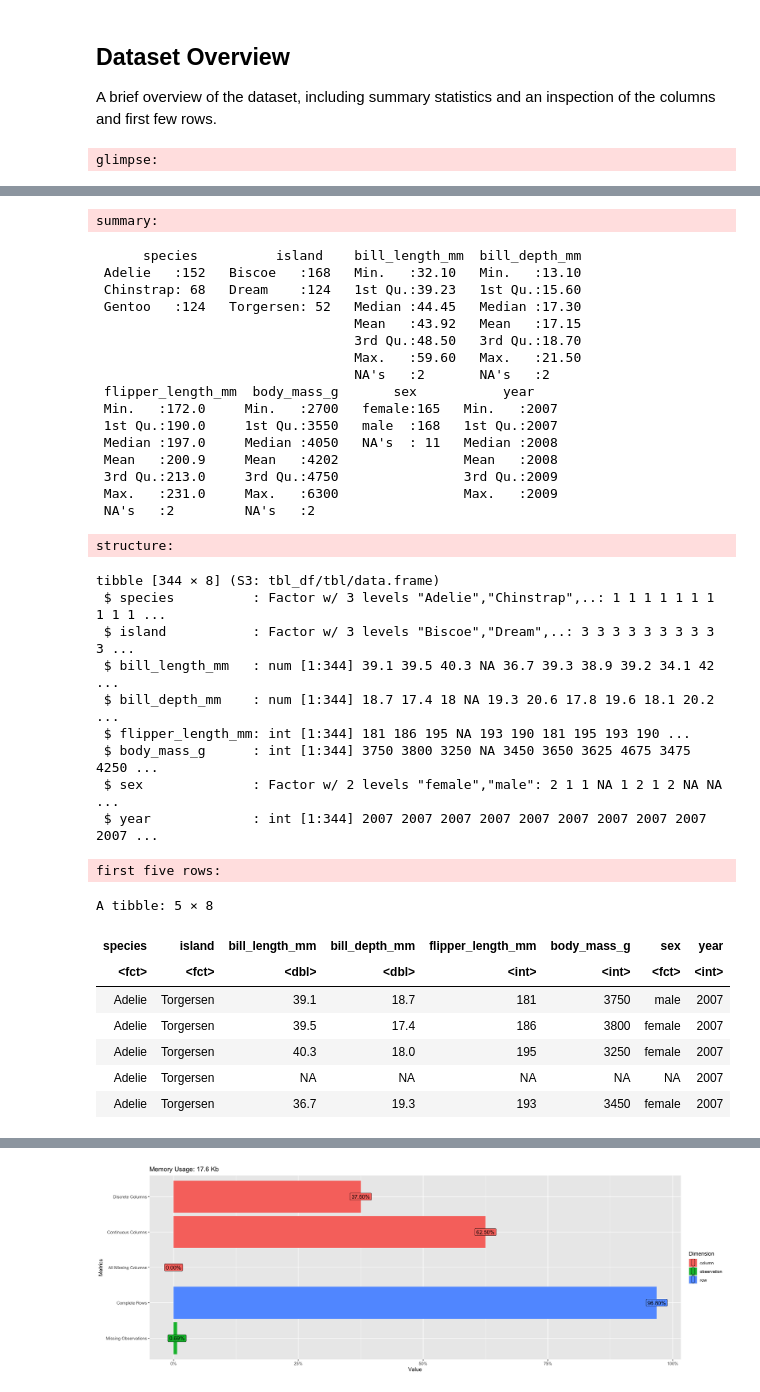
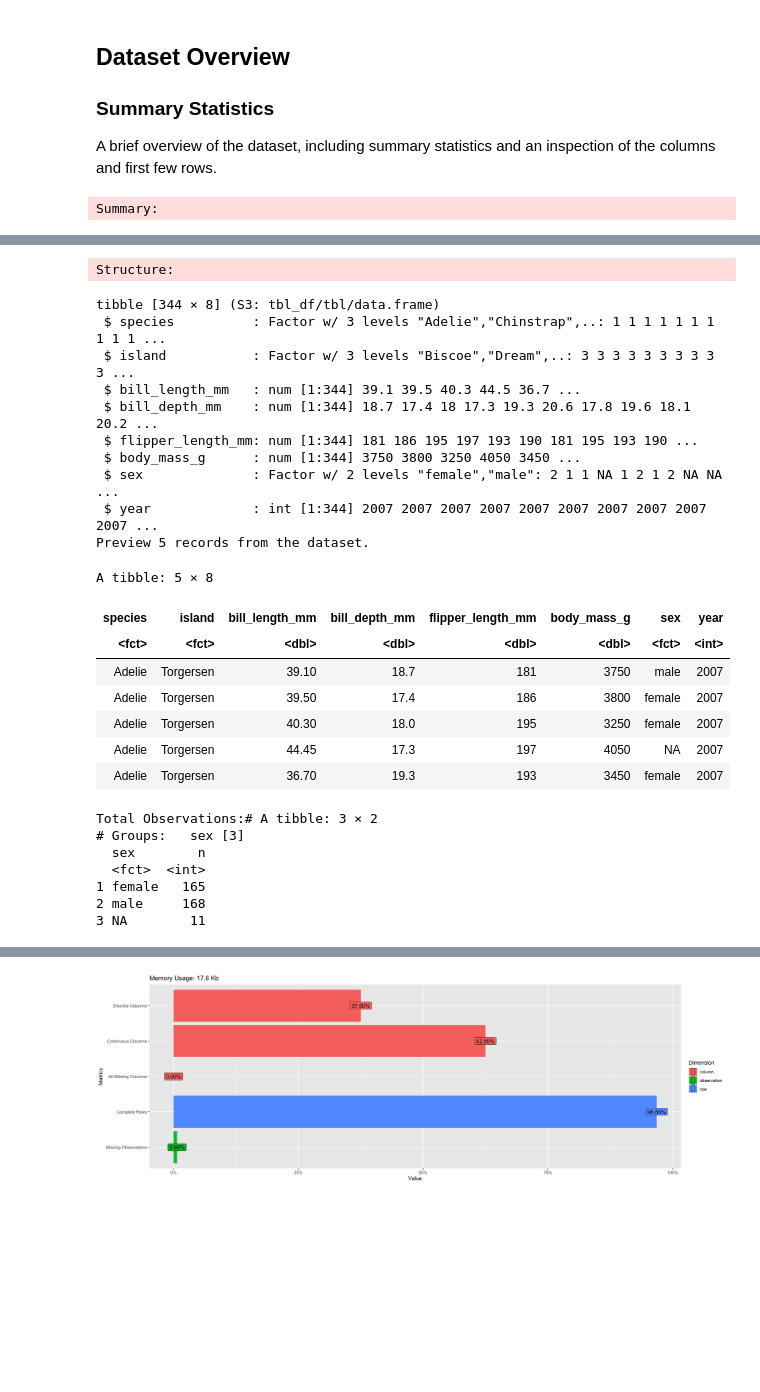
Before and after one commit to smpotts/palmerpenguins-vis-and-storytelling, a Jupyter notebook: palmer_penguins.ipynb, the cells around one changed output, grey strips where cells are left out. Cells and saved outputs as stored; diff of their text form; code cells hidden in the pictures; blank space fills up the shorter version.

```diff
--- a/palmer_penguins.ipynb
+++ b/palmer_penguins.ipynb
@@ -38,17 +51,21 @@ options(repr.plot.width = 18, repr.plot.height = 6)
 # %% [markdown]
 ## Dataset Overview
+### Summary Statistics
 A brief overview of the dataset, including summary statistics and an inspection of the columns and first few rows.
 # %%
-message("glimpse:")
-glimpse(penguins)
+# message("Glimpse:")
+# glimpse(penguins)
 
-message("summary:")
+message("Summary:")
 summary(penguins)
 
-message("structure:")
+message("Structure:")
 str(penguins)
 
-message("first five rows:")
+cat("Preview 5 records from the dataset.")
 head(penguins, 5)
+
+cat("Total Observations:")
+print(penguins |> group_by(sex) |> count())
 # %% [output]
-glimpse:
+Summary:
@@ -65,36 +86,26 @@ $ year              <int> 2007, 2007, 2007, 2007, 2007, 2007, 2007, 2007, 2007
-summary:
+Structure:
-      species          island    bill_length_mm  bill_depth_mm
- Adelie   :152   Biscoe   :168   Min.   :32.10   Min.   :13.10
- Chinstrap: 68   Dream    :124   1st Qu.:39.23   1st Qu.:15.60
- Gentoo   :124   Torgersen: 52   Median :44.45   Median :17.30
-                                 Mean   :43.92   Mean   :17.15
-                                 3rd Qu.:48.50   3rd Qu.:18.70
-                                 Max.   :59.60   Max.   :21.50
-                                 NA's   :2       NA's   :2
- flipper_length_mm  body_mass_g       sex           year
- Min.   :172.0     Min.   :2700   female:165   Min.   :2007
- 1st Qu.:190.0     1st Qu.:3550   male  :168   1st Qu.:2007
- Median :197.0     Median :4050   NA's  : 11   Median :2008
- Mean   :200.9     Mean   :4202                Mean   :2008
- 3rd Qu.:213.0     3rd Qu.:4750                3rd Qu.:2009
- Max.   :231.0     Max.   :6300                Max.   :2009
- NA's   :2         NA's   :2
+tibble [344 × 8] (S3: tbl_df/tbl/data.frame)
+ $ species          : Factor w/ 3 levels "Adelie","Chinstrap",..: 1 1 1 1 1 1 1 1 1 1 ...
+ $ island           : Factor w/ 3 levels "Biscoe","Dream",..: 3 3 3 3 3 3 3 3 3 3 ...
+ $ bill_length_mm   : num [1:344] 39.1 39.5 40.3 44.5 36.7 ...
+ $ bill_depth_mm    : num [1:344] 18.7 17.4 18 17.3 19.3 20.6 17.8 19.6 18.1 20.2 ...
+ $ flipper_length_mm: num [1:344] 181 186 195 197 193 190 181 195 193 190 ...
+ $ body_mass_g      : num [1:344] 3750 3800 3250 4050 3450 ...
+ $ sex              : Factor w/ 2 levels "female","male": 2 1 1 NA 1 2 1 2 NA NA ...
+ $ year             : int [1:344] 2007 2007 2007 2007 2007 2007 2007 2007 2007 2007 ...
+Preview 5 records from the dataset.
-structure:
+A tibble: 5 × 8
+| species | island | bill_length_mm | bill_depth_mm | flipper_length_mm | body_mass_g | sex | year |
+| <fct> | <fct> | <dbl> | <dbl> | <dbl> | <dbl> | <fct> | <int> |
+| Adelie | Torgersen | 39.10 | 18.7 | 181 | 3750 | male | 2007 |
+| Adelie | Torgersen | 39.50 | 17.4 | 186 | 3800 | female | 2007 |
+| Adelie | Torgersen | 40.30 | 18.0 | 195 | 3250 | female | 2007 |
+| Adelie | Torgersen | 44.45 | 17.3 | 197 | 4050 | NA | 2007 |
+| Adelie | Torgersen | 36.70 | 19.3 | 193 | 3450 | female | 2007 |
-tibble [344 × 8] (S3: tbl_df/tbl/data.frame)
- $ species          : Factor w/ 3 levels "Adelie","Chinstrap",..: 1 1 1 1 1 1 1 1 1 1 ...
- $ island           : Factor w/ 3 levels "Biscoe","Dream",..: 3 3 3 3 3 3 3 3 3 3 ...
- $ bill_length_mm   : num [1:344] 39.1 39.5 40.3 NA 36.7 39.3 38.9 39.2 34.1 42 ...
- $ bill_depth_mm    : num [1:344] 18.7 17.4 18 NA 19.3 20.6 17.8 19.6 18.1 20.2 ...
- $ flipper_length_mm: int [1:344] 181 186 195 NA 193 190 181 195 193 190 ...
- $ body_mass_g      : int [1:344] 3750 3800 3250 NA 3450 3650 3625 4675 3475 4250 ...
- $ sex              : Factor w/ 2 levels "female","male": 2 1 1 NA 1 2 1 2 NA NA ...
- $ year             : int [1:344] 2007 2007 2007 2007 2007 2007 2007 2007 2007 2007 ...
+Total Observations:# A tibble: 3 × 2
+# Groups:   sex [3]
+  sex        n
+  <fct>  <int>
+1 female   165
+2 male     168
+3 NA        11
-first five rows:
-A tibble: 5 × 8
-| species | island | bill_length_mm | bill_depth_mm | flipper_length_mm | body_mass_g | sex | year |
-| <fct> | <fct> | <dbl> | <dbl> | <int> | <int> | <fct> | <int> |
-| Adelie | Torgersen | 39.1 | 18.7 | 181 | 3750 | male | 2007 |
-| Adelie | Torgersen | 39.5 | 17.4 | 186 | 3800 | female | 2007 |
-| Adelie | Torgersen | 40.3 | 18.0 | 195 | 3250 | female | 2007 |
-| Adelie | Torgersen | NA | NA | NA | NA | NA | 2007 |
-| Adelie | Torgersen | 36.7 | 19.3 | 193 | 3450 | female | 2007 |
```
Also changed, not shown: parts of 48 cells of this notebook, 13 other files.
